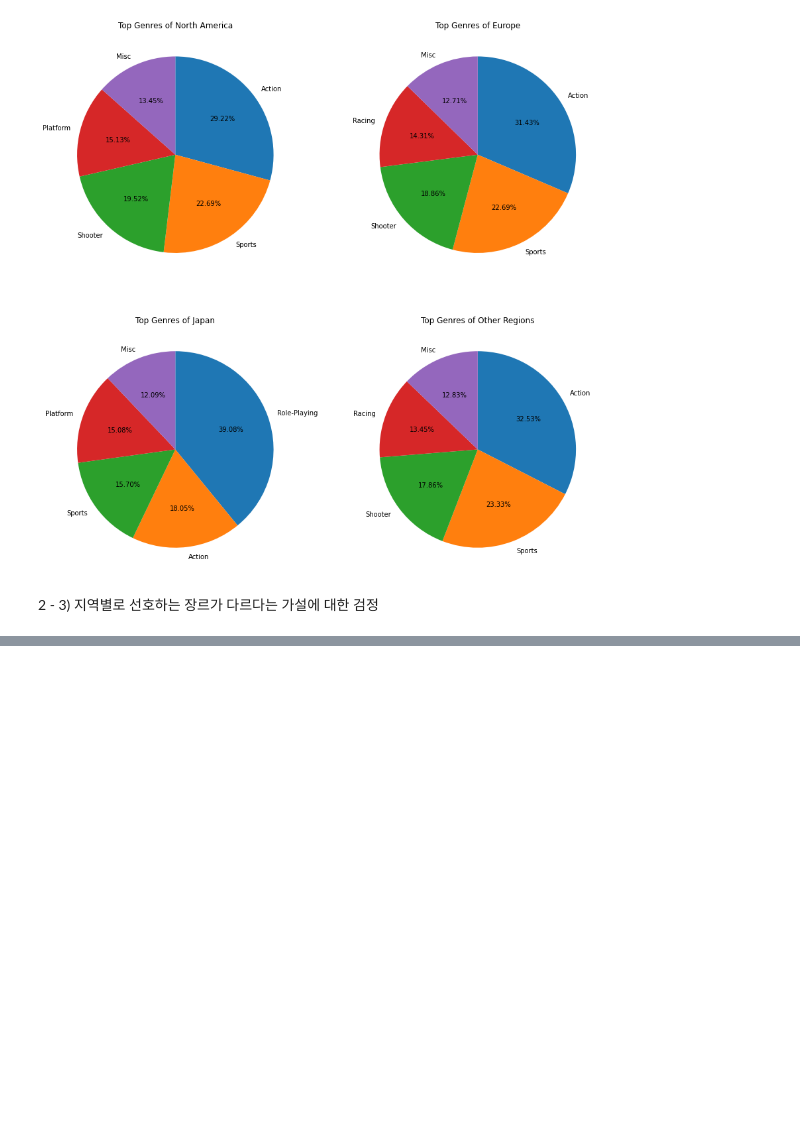
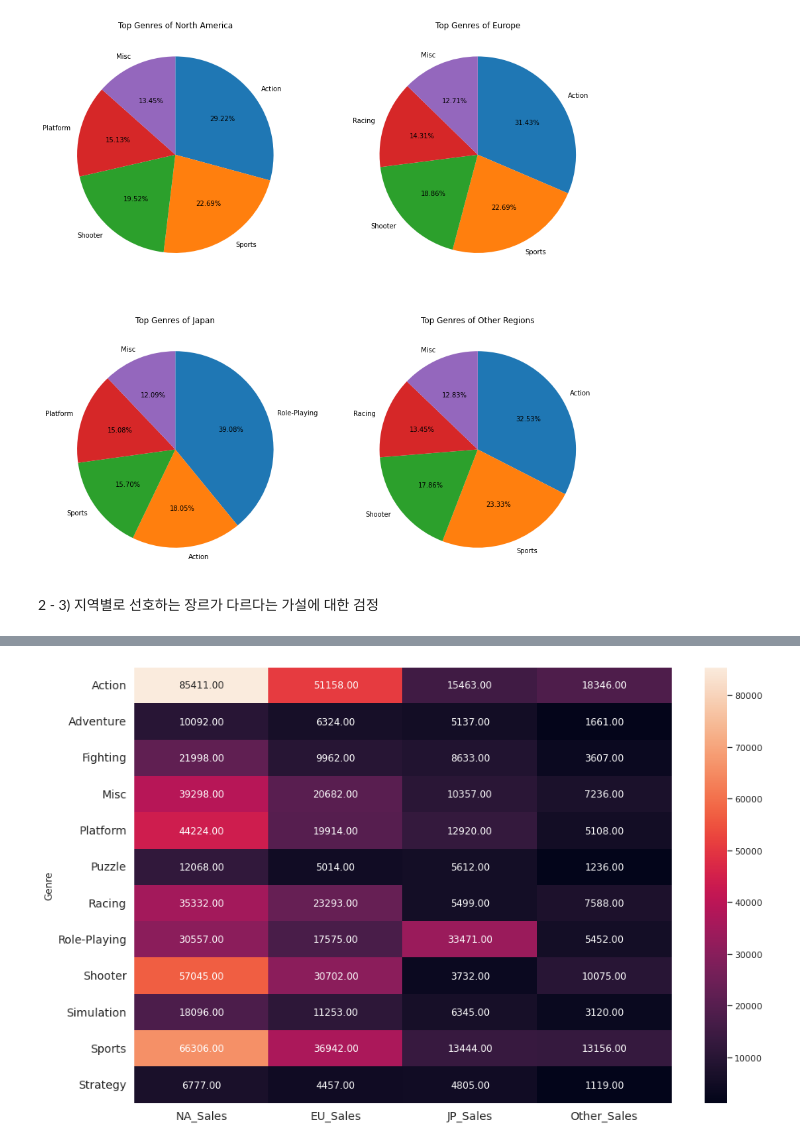
Before and after one commit to wisesprout/video-game-sales-analysis, a Jupyter notebook: Project1.ipynb, the cells around one changed output, grey strips where cells are left out. Drawn from its saved outputs; the diff is of its cells as text; code cells hidden in the pictures; blank space fills up the shorter version.

```diff
--- a/Project1.ipynb
+++ b/Project1.ipynb
@@ -211,0 +208,9 @@ plt.show()
+# %%
+plt.figure(figsize=(15, 10))
+sns.set(font_scale=1)
+sns.heatmap(comp_map, annot=True, fmt = '.2f')
+plt.xticks(fontsize=14)
+plt.yticks(fontsize=14)
+plt.show()
+# %% [output]
+[figure, added]
```
Also changed, not shown: parts of 8 cells of this notebook.
